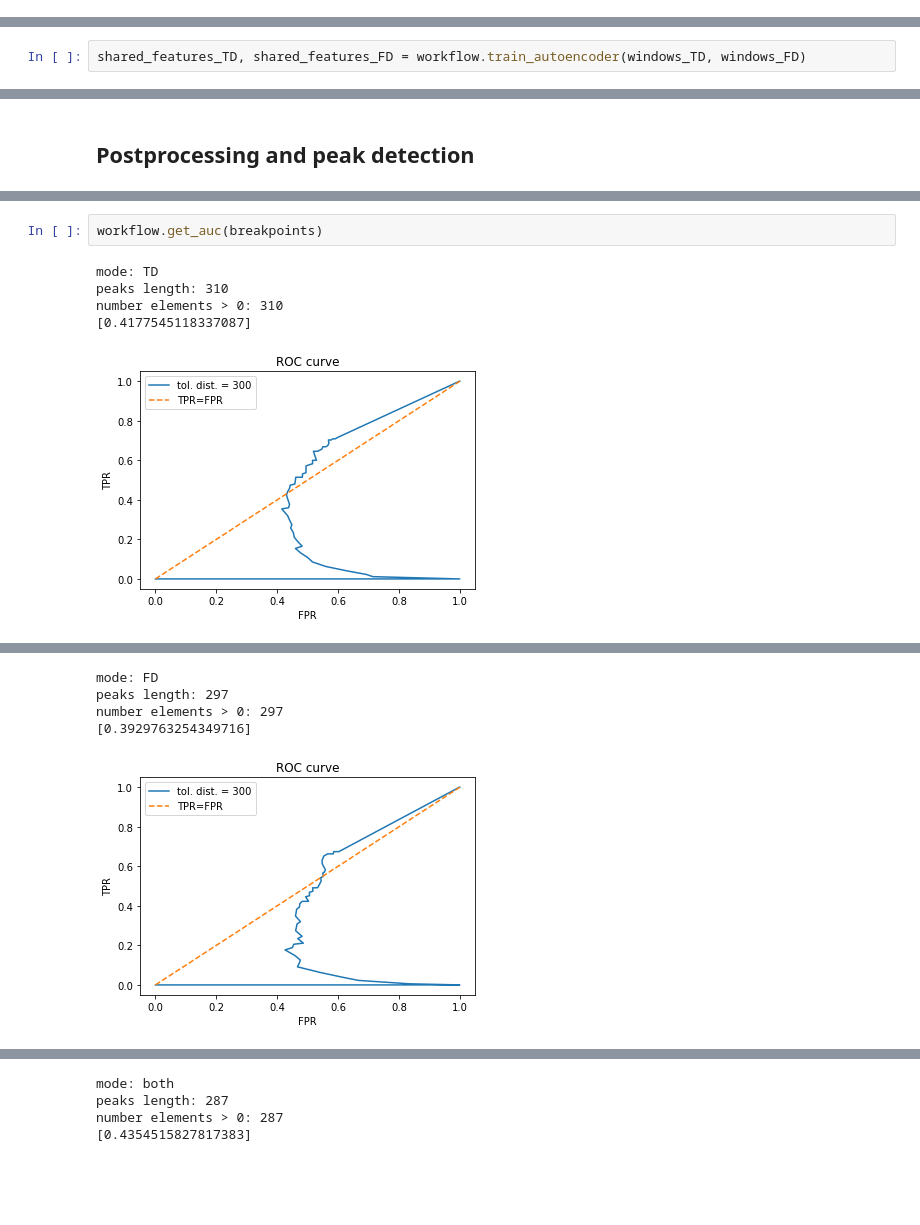
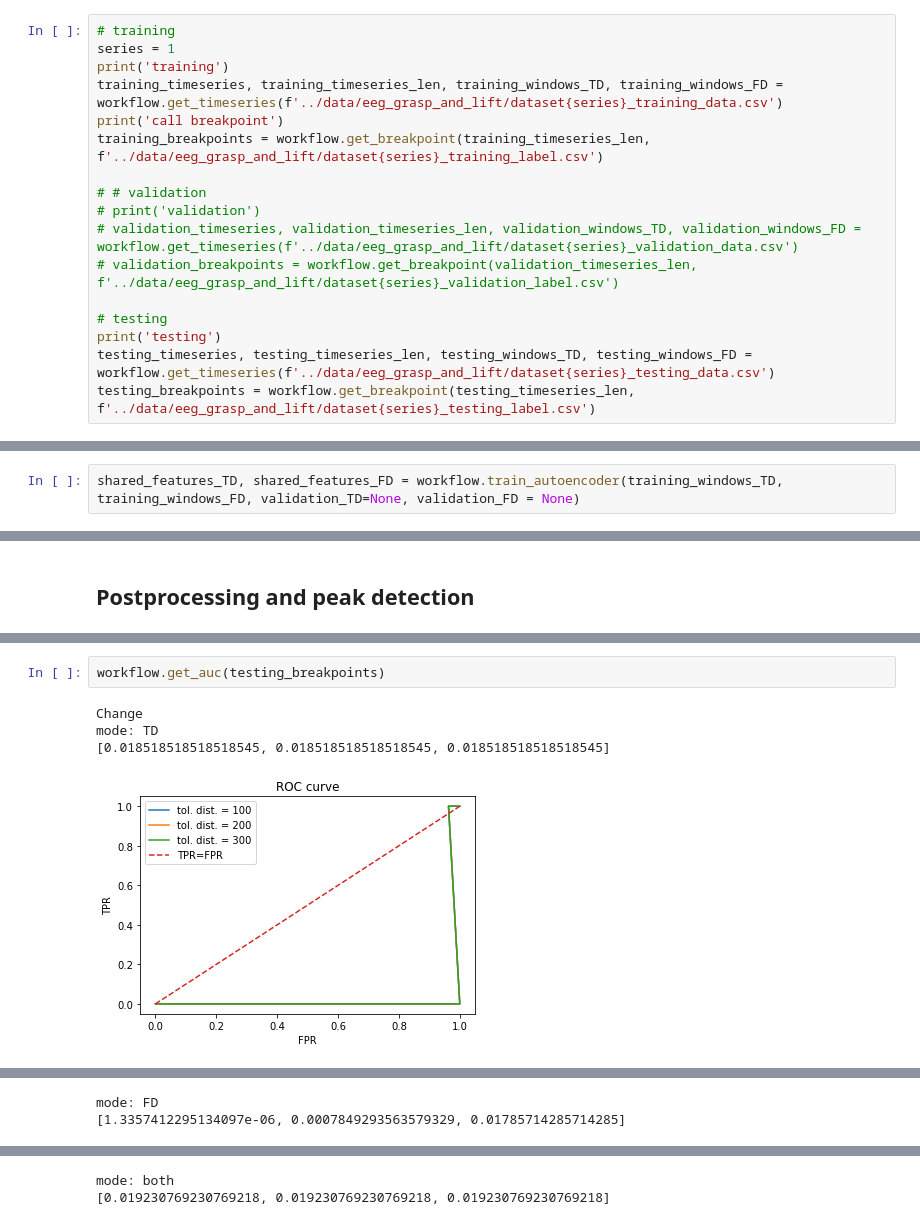
Before and after one commit to NhatVu/TIRE-custom, a Jupyter notebook: TIRE_workflow.ipynb, the cells around one changed output, grey strips where cells are left out. Drawn from its saved outputs; the diff is of its cells as text; blank space fills up the shorter version.

Commit message:
fix bug: eeg dataset produce change point error

```diff
--- a/TIRE_workflow.ipynb
+++ b/TIRE_workflow.ipynb
@@ -47,0 +37,17 @@ len(breakpoints)
+# %%
+# training
+series = 1
+print('training')
+training_timeseries, training_timeseries_len, training_windows_TD, training_windows_FD = workflow.get_timeseries(f'../data/eeg_grasp_and_lift/dataset{series}_training_data.csv')
+print('call breakpoint')
+training_breakpoints = workflow.get_breakpoint(training_timeseries_len, f'../data/eeg_grasp_and_lift/dataset{series}_training_label.csv')
+
+# # validation
+# print('validation')
+# validation_timeseries, validation_timeseries_len, validation_windows_TD, validation_windows_FD = workflow.get_timeseries(f'../data/eeg_grasp_and_lift/dataset{series}_validation_data.csv')
+# validation_breakpoints = workflow.get_breakpoint(validation_timeseries_len, f'../data/eeg_grasp_and_lift/dataset{series}_validation_label.csv')
+
+# testing
+print('testing')
+testing_timeseries, testing_timeseries_len, testing_windows_TD, testing_windows_FD = workflow.get_timeseries(f'../data/eeg_grasp_and_lift/dataset{series}_testing_data.csv')
+testing_breakpoints = workflow.get_breakpoint(testing_timeseries_len, f'../data/eeg_grasp_and_lift/dataset{series}_testing_label.csv')
@@ -48,5 +93,5 @@ len(breakpoints)
 # %% [markdown]
 ## Train the autoencoders
 # %%
-shared_features_TD, shared_features_FD = workflow.train_autoencoder(windows_TD, windows_FD)
+shared_features_TD, shared_features_FD = workflow.train_autoencoder(training_windows_TD, training_windows_FD, validation_TD=None, validation_FD = None)
 # %% [output]
@@ -76,8 +128,7 @@ workflow.dissimilarities_post_process(shared_features_TD, shared_features_FD)
 # %%
-workflow.get_auc(breakpoints)
+workflow.get_auc(testing_breakpoints)
 # %% [output]
+Change
 mode: TD
-peaks length: 310
-number elements > 0: 310
-[0.4177545118337087]
+[0.018518518518518545, 0.018518518518518545, 0.018518518518518545]
-[figure, old version]
+[figure, new version]
@@ -84,5 +136,2 @@ number elements > 0: 310
 mode: FD
-peaks length: 297
-number elements > 0: 297
-[0.3929763254349716]
+[1.3357412295134097e-06, 0.0007849293563579329, 0.01785714285714285]
-[figure, old version]
@@ -89,4 +140,2 @@ number elements > 0: 297
 mode: both
-peaks length: 287
-number elements > 0: 287
-[0.4354515827817383]
+[0.019230769230769218, 0.019230769230769218, 0.019230769230769218]
```
Also changed, not shown: parts of 15 cells of this notebook, 9 other files.
